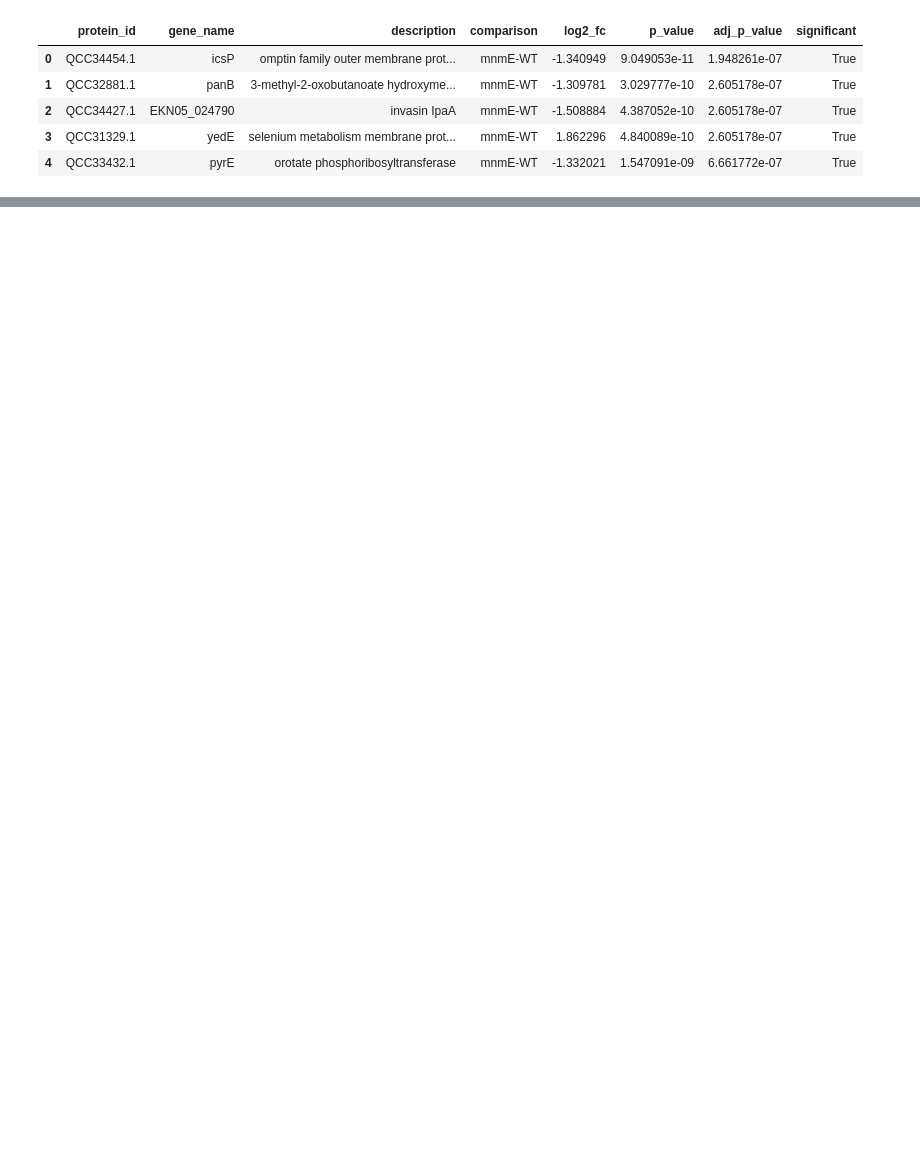
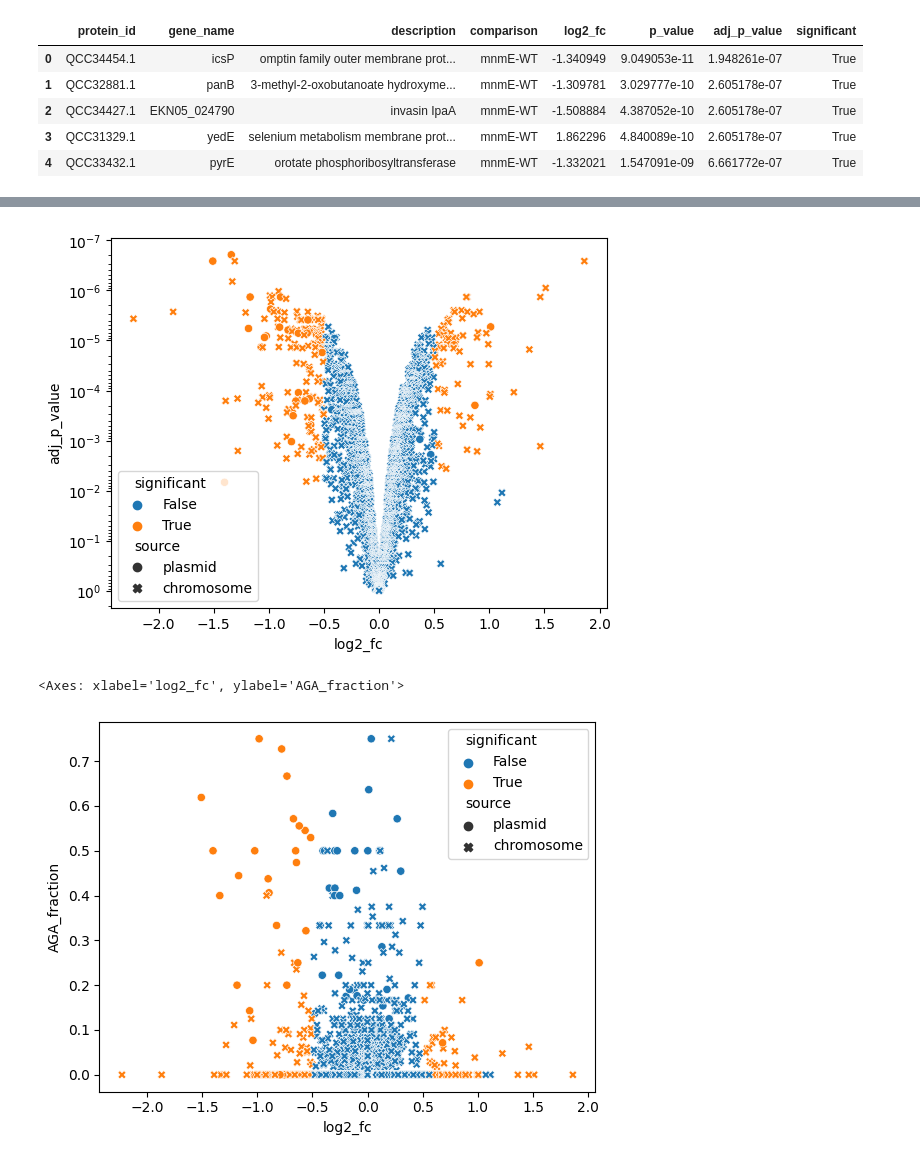
Before and after one commit to Oftatkofta/codon_counter, a Jupyter notebook: proteomics_correlation.ipynb, the cells around one changed output, grey strips where cells are left out. Drawn from its saved outputs; the diff is of its cells as text; code cells hidden in the pictures; blank space fills up the shorter version.

```diff
--- a/proteomics_correlation.ipynb
+++ b/proteomics_correlation.ipynb
@@ -140,0 +146,11 @@ mnmG_df = df.loc[df['comparison'] == 'mnmG-WT']
+# %%
+g = sns.scatterplot(data = df.loc[df['comparison'] == 'mnmE-WT'],x="log2_fc",y="adj_p_value", hue="significant", style='source')
+plt.yscale('log', base=10)
+g.invert_yaxis()
+plt.show()
+
+sns.scatterplot(data = df.loc[df['comparison'] == 'mnmE-WT'],x="log2_fc",y="AGA_fraction", hue="significant", style='source')
+# %% [output]
+[figure, added]
+<Axes: xlabel='log2_fc', ylabel='AGA_fraction'>
+[figure, added]
```
Also changed, not shown: parts of 10 cells of this notebook, 2 other files.
